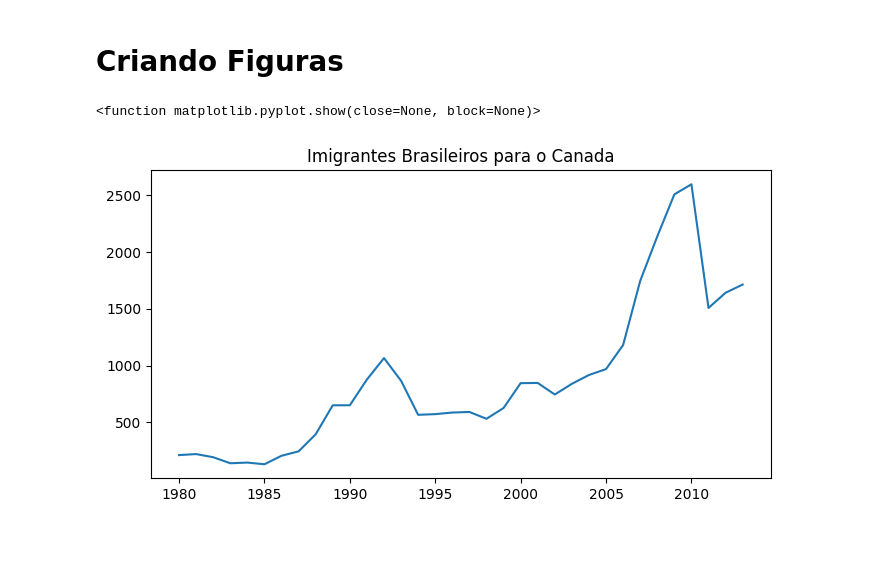
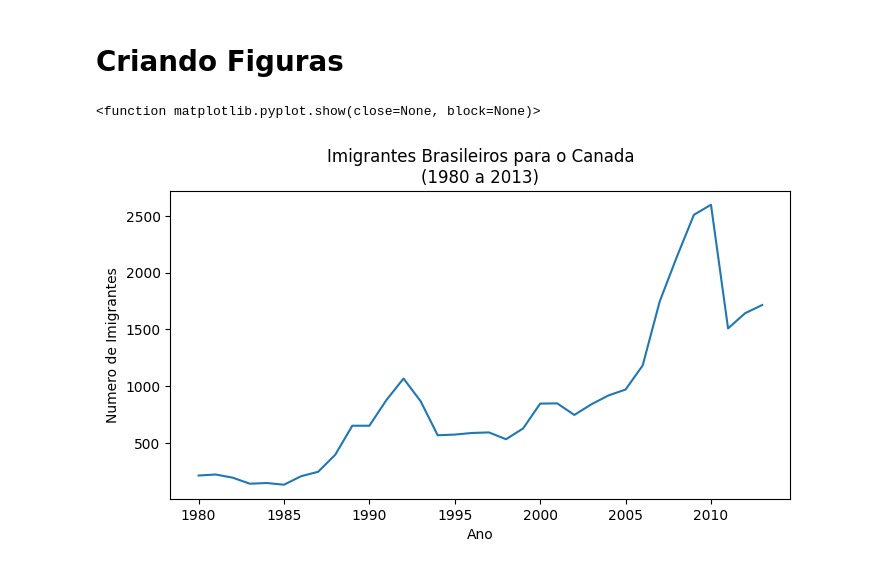
Before and after one commit to mthcuelhar/EstudoAlura-NotebookColab, a Jupyter notebook: Curso_2_Imigrantes_Brasil_to_Canada.ipynb, the cells around one changed output. Cells and saved outputs as stored; diff of their text form; code cells hidden in the pictures; blank space fills up the shorter version.

```diff
--- a/Curso_2_Imigrantes_Brasil_to_Canada.ipynb
+++ b/Curso_2_Imigrantes_Brasil_to_Canada.ipynb
@@ -47,7 +47,7 @@ memory usage: 58.0+ KB
 # %% [markdown]
 # Transformando nome dos Paises em Index
 # %%
-df0 = df0.set_index('País', inplace=True)
+df0 = df0.set_index('País')
 # %%
 df0
 # %% [output]
@@ -217,9 +217,11 @@ plt.show()
 # %%
 fig, ax = plt.subplots(figsize=(8,4))
 ax.plot(dados_brasil['ano'], dados_brasil['imigrantesBrasil'])
-ax.set_title('Imigrantes Brasileiros para o Canada (1980 a 2013)')
+ax.set_title('Imigrantes Brasileiros para o Canada\n(1980 a 2013)')
+ax.set_xlabel('Ano')
+ax.set_ylabel('Numero de Imigrantes')
 ax.xaxis.set_major_locator(plt.MultipleLocator(5))
 plt.show
 # %% [output]
 <function matplotlib.pyplot.show(close=None, block=None)>
-[figure, old version]
+[figure, new version]
```
Also changed, not shown: parts of 7 cells of this notebook.
